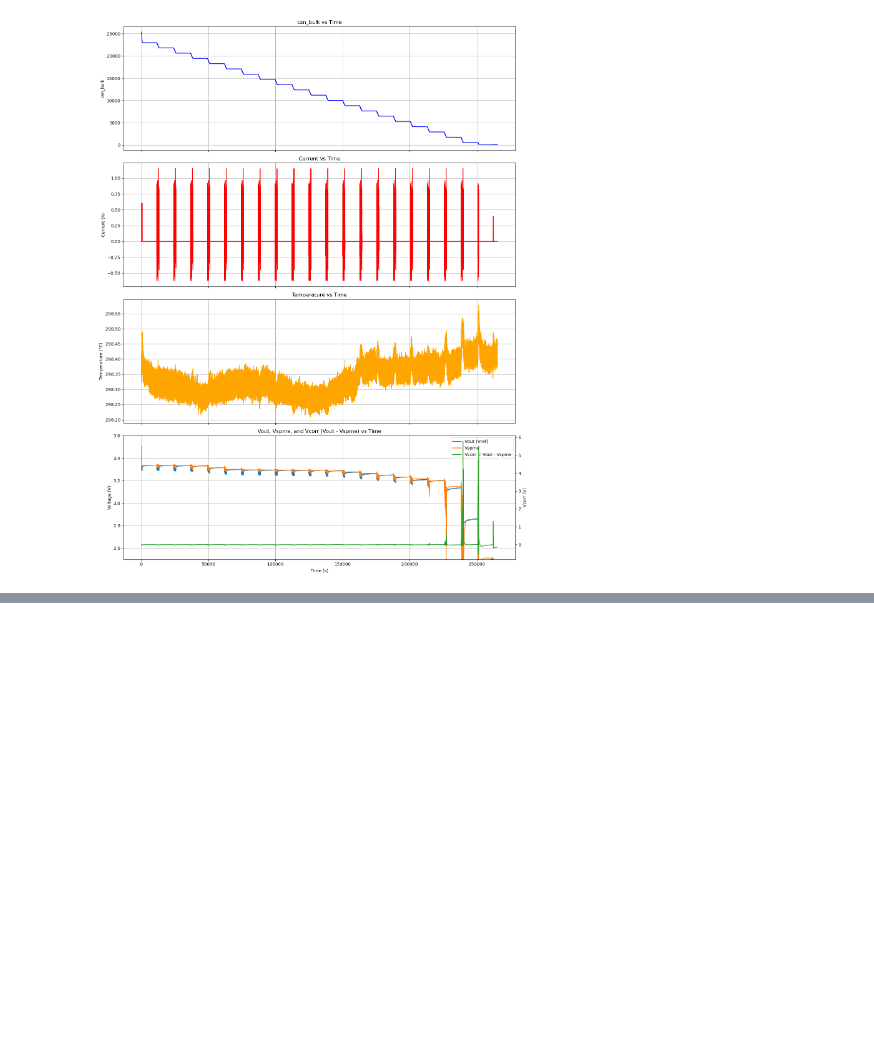
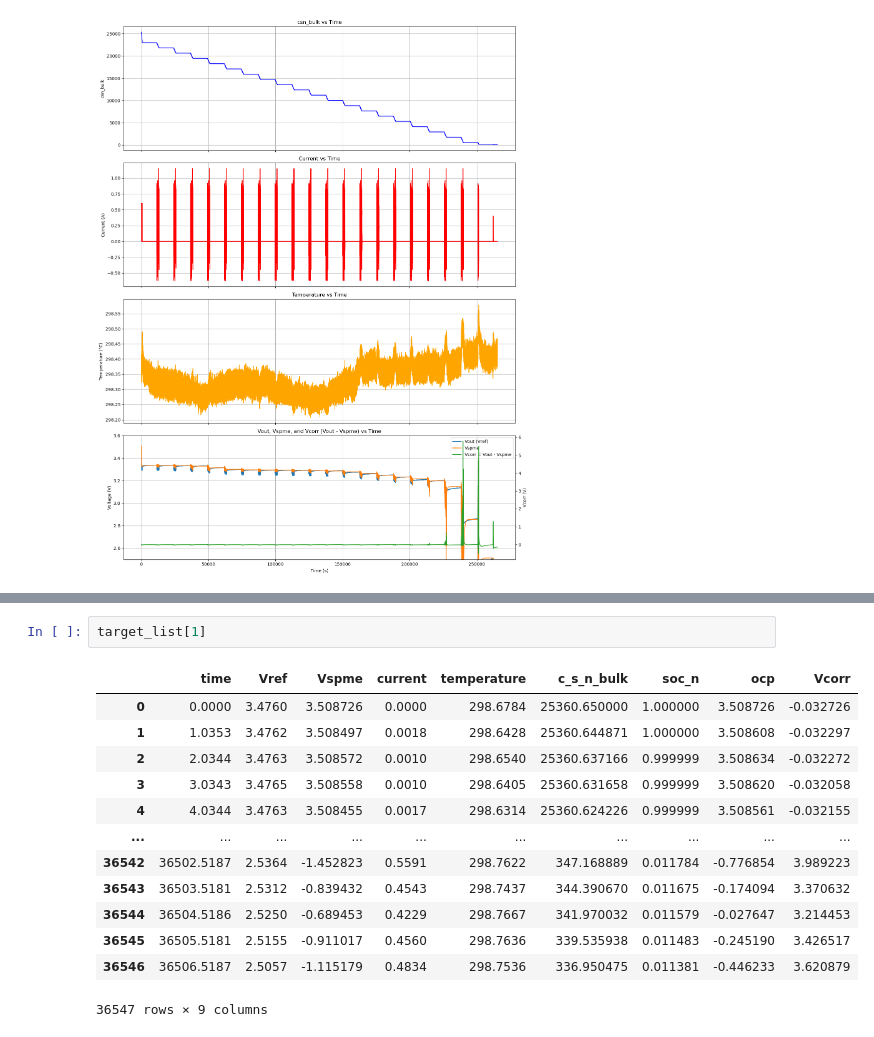
Before and after one commit to ljw7696/PyTorch_NeuralODE, a Jupyter notebook: main.ipynb, the cells around one changed output, grey strips where cells are left out. Cells and saved outputs as stored; diff of their text form; blank space fills up the shorter version.

```diff
--- a/main.ipynb
+++ b/main.ipynb
@@ -777,0 +1035,16 @@ Vtotal RMSE: 0.64 mV
+# %%
+target_list[1]
+# %% [output]
+|  | time | Vref | Vspme | current | temperature | c_s_n_bulk | soc_n | ocp | Vcorr |
+| 0 | 0.0000 | 3.4760 | 3.508726 | 0.0000 | 298.6784 | 25360.650000 | 1.000000 | 3.508726 | -0.032726 |
+| 1 | 1.0353 | 3.4762 | 3.508497 | 0.0018 | 298.6428 | 25360.644871 | 1.000000 | 3.508608 | -0.032297 |
+| 2 | 2.0344 | 3.4763 | 3.508572 | 0.0010 | 298.6540 | 25360.637166 | 0.999999 | 3.508634 | -0.032272 |
+| 3 | 3.0343 | 3.4765 | 3.508558 | 0.0010 | 298.6405 | 25360.631658 | 0.999999 | 3.508620 | -0.032058 |
+| 4 | 4.0344 | 3.4763 | 3.508455 | 0.0017 | 298.6314 | 25360.624226 | 0.999999 | 3.508561 | -0.032155 |
+| ... | ... | ... | ... | ... | ... | ... | ... | ... | ... |
+| 36542 | 36502.5187 | 2.5364 | -1.452823 | 0.5591 | 298.7622 | 347.168889 | 0.011784 | -0.776854 | 3.989223 |
+| 36543 | 36503.5181 | 2.5312 | -0.839432 | 0.4543 | 298.7437 | 344.390670 | 0.011675 | -0.174094 | 3.370632 |
+| 36544 | 36504.5186 | 2.5250 | -0.689453 | 0.4229 | 298.7667 | 341.970032 | 0.011579 | -0.027647 | 3.214453 |
+| 36545 | 36505.5181 | 2.5155 | -0.911017 | 0.4560 | 298.7636 | 339.535938 | 0.011483 | -0.245190 | 3.426517 |
+| 36546 | 36506.5187 | 2.5057 | -1.115179 | 0.4834 | 298.7536 | 336.950475 | 0.011381 | -0.446233 | 3.620879 |
+36547 rows × 9 columns
```
Also changed, not shown: parts of 18 cells of this notebook, 11 other files.
